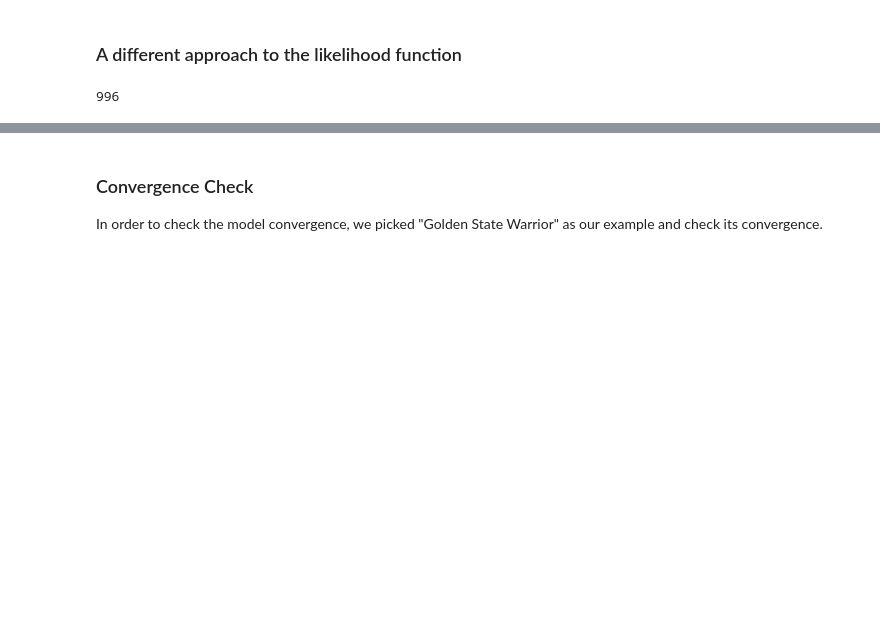
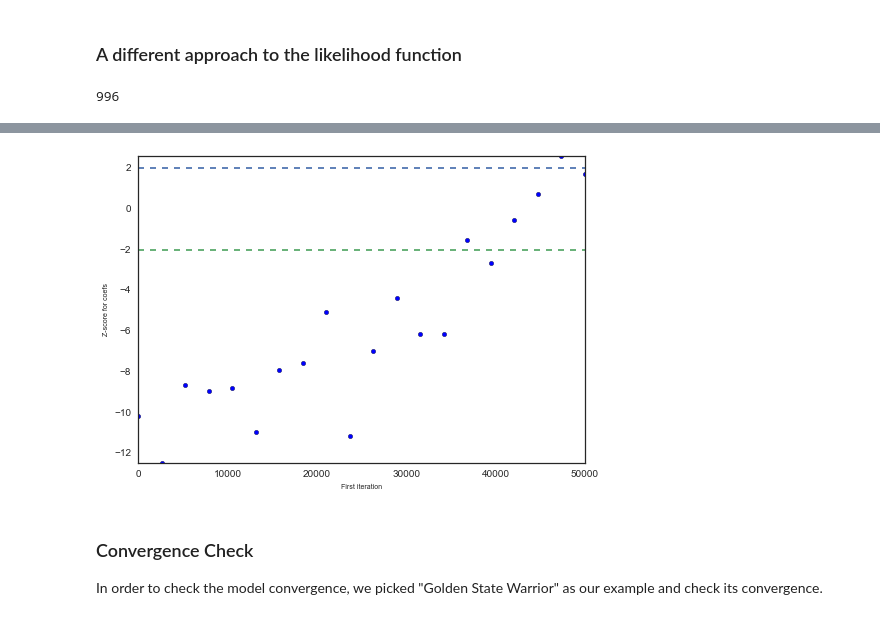
Before and after one commit to AM207Fantasy/am207, a Jupyter notebook: Pymc and Pooling.ipynb, the cells around one changed output, grey strips where cells are left out. Cells and saved outputs as stored; diff of their text form; code cells hidden in the pictures; blank space fills up the shorter version.

```diff
--- a/Pymc and Pooling.ipynb
+++ b/Pymc and Pooling.ipynb
@@ -253,5 +252,8 @@ plt.plot(coefs.trace()[:, 70])
 # %%
-geweke_res = pm.geweke(coefs.trace()[:,70])
+geweke_res = pm.geweke(coefs.trace()[:,60])
+pm.Matplot.geweke_plot(geweke_res,'coefs')
+# %% [output]
+[figure, added]
 # %% [markdown]
 ### Convergence Check
 In order to check the model convergence, we picked "Golden State Warrior" as our example and check its convergence.
```
Also changed, not shown: parts of 4 cells of this notebook, 2 other files.
